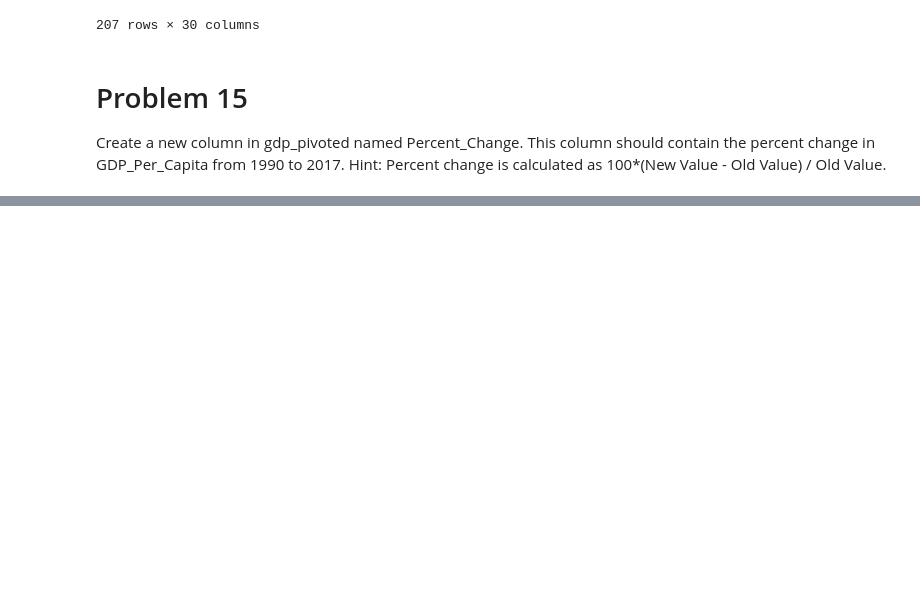
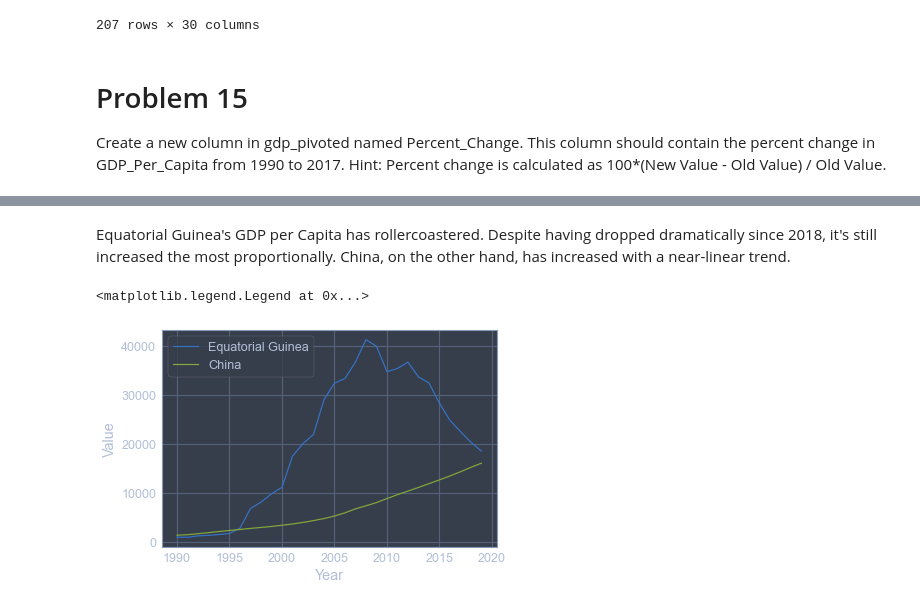
Before and after one commit to nss-data-science-cohort-5/un_exploration-jrioross, a Jupyter notebook: notebooks/UN_Data_Exploration.ipynb, the cells around one changed output, grey strips where cells are left out. Cells and saved outputs as stored; diff of their text form; code cells hidden in the pictures; blank space fills up the shorter version.

```diff
--- a/notebooks/UN_Data_Exploration.ipynb
+++ b/notebooks/UN_Data_Exploration.ipynb
@@ -256,0 +310,12 @@ Create a new column in gdp_pivoted named Percent_Change. This column should cont
+# %% [markdown]
+Equatorial Guinea's GDP per Capita has rollercoastered. Despite having dropped dramatically since 2018, it's still increased the most proportionally. China, on the other hand, has increased with a near-linear trend.
+# %%
+#Bonus: Put both line charts on the same plot
+fig, ax = plt.subplots()
+
+sns.lineplot(x = gdp_df.loc[gdp_df['Country or Area'] == max_change, 'Year'], y = gdp_df['Value'])
+sns.lineplot(x = gdp_df.loc[gdp_df['Country or Area'] == second_highest, 'Year'], y = gdp_df['Value'])
+plt.legend(labels = ["Equatorial Guinea", "China"])
+# %% [output]
+<matplotlib.legend.Legend at 0x...>
+[figure, added]
```
Also changed, not shown: parts of 56 cells of this notebook.
